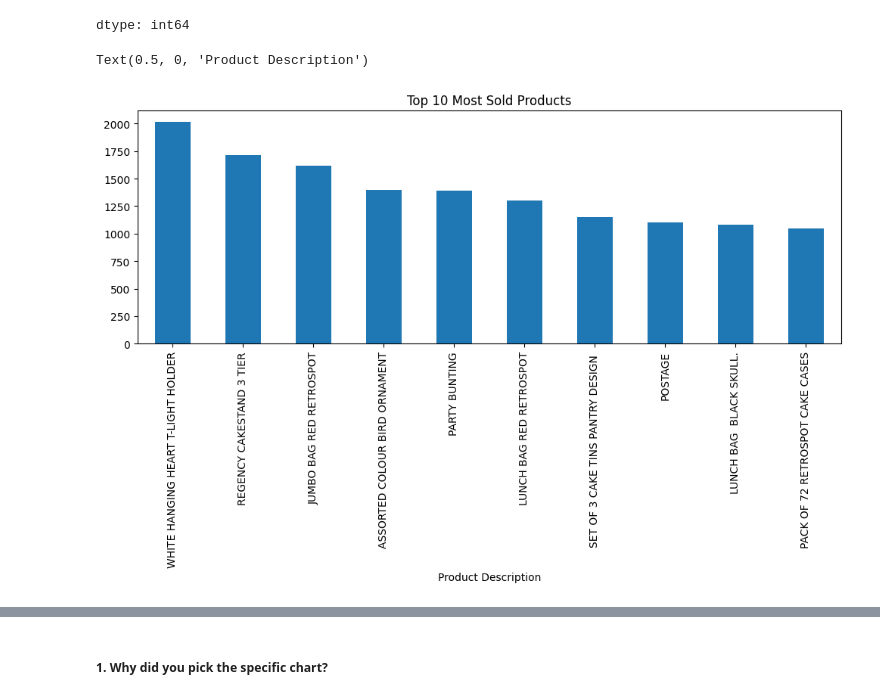
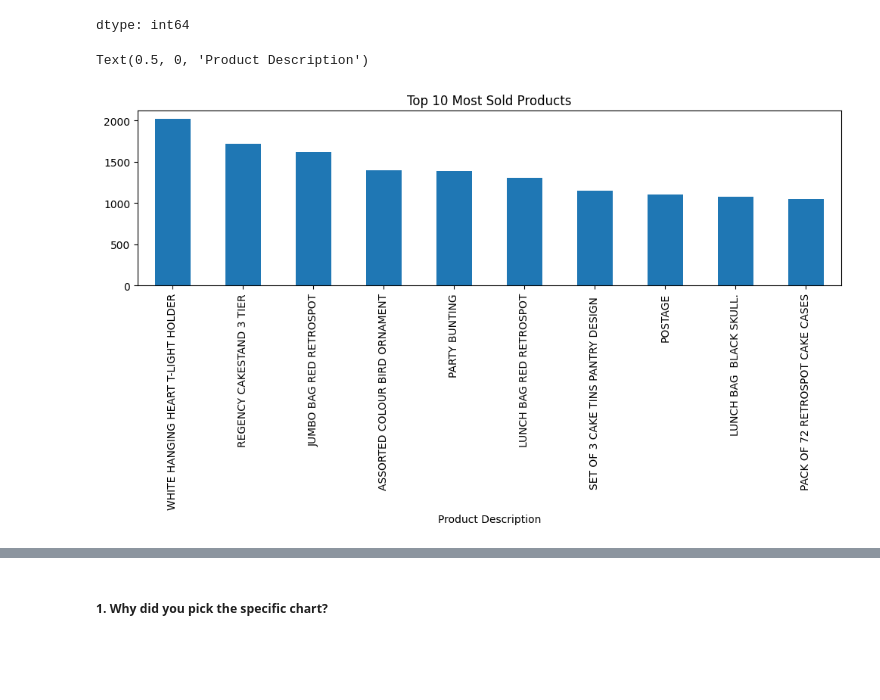
Before and after one commit to akshat-mishra-ds/Myntra-Online-Retail-Customer-Segmentation, a Jupyter notebook: Myntra_Online_Retail_Customer_Segmentation.ipynb, the cells around one changed output, grey strips where cells are left out. Saved outputs shown, nothing was run; the diff lists cells and outputs as text; code cells hidden in the pictures; blank space fills up the shorter version.

```diff
--- a/Myntra_Online_Retail_Customer_Segmentation.ipynb
+++ b/Myntra_Online_Retail_Customer_Segmentation.ipynb
@@ -351,10 +351,10 @@ Myntra_df['Description'].value_counts().head(10)
 dtype: int64
 # %%
 # Bar plot of top 10 most sold products
-plt.figure(figsize=(12, 4))
+plt.figure(figsize=(12, 3))
 Myntra_df['Description'].value_counts().head(10).plot(kind='bar')
 plt.title('Top 10 Most Sold Products')
 plt.xlabel('Product Description')
 # %% [output]
 Text(0.5, 0, 'Product Description')
-[figure, old version]
+[figure, new version]
```
Also changed, not shown: parts of 30 cells of this notebook.
